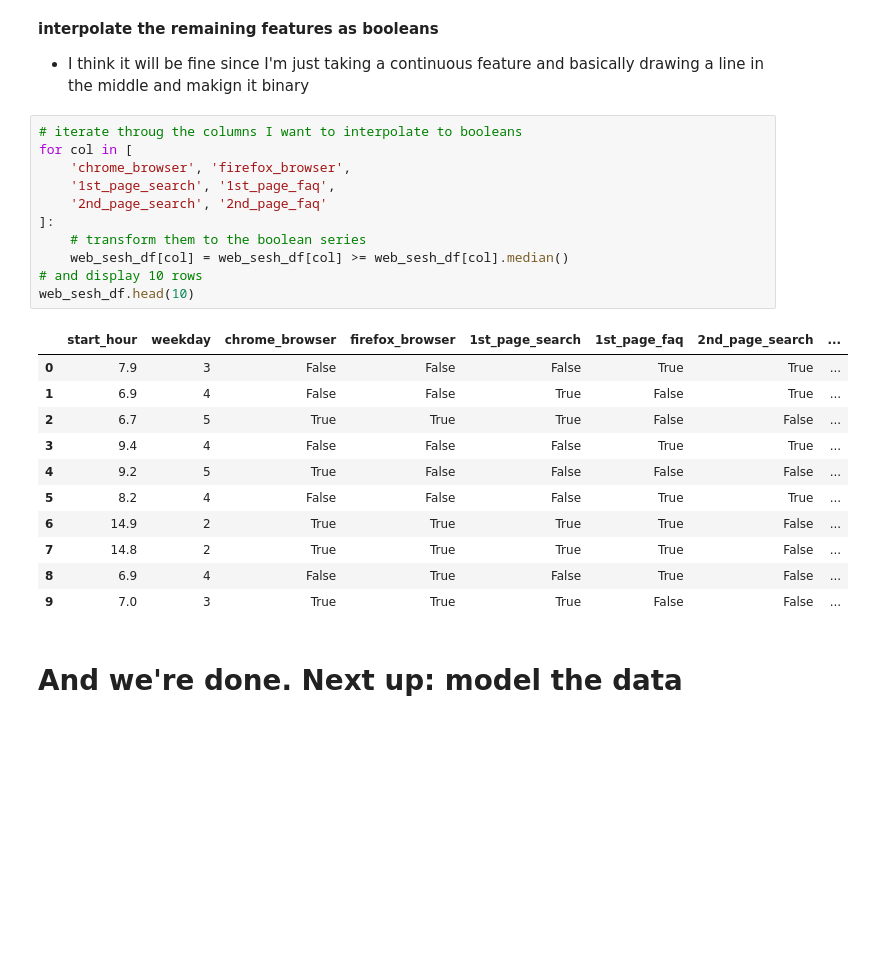
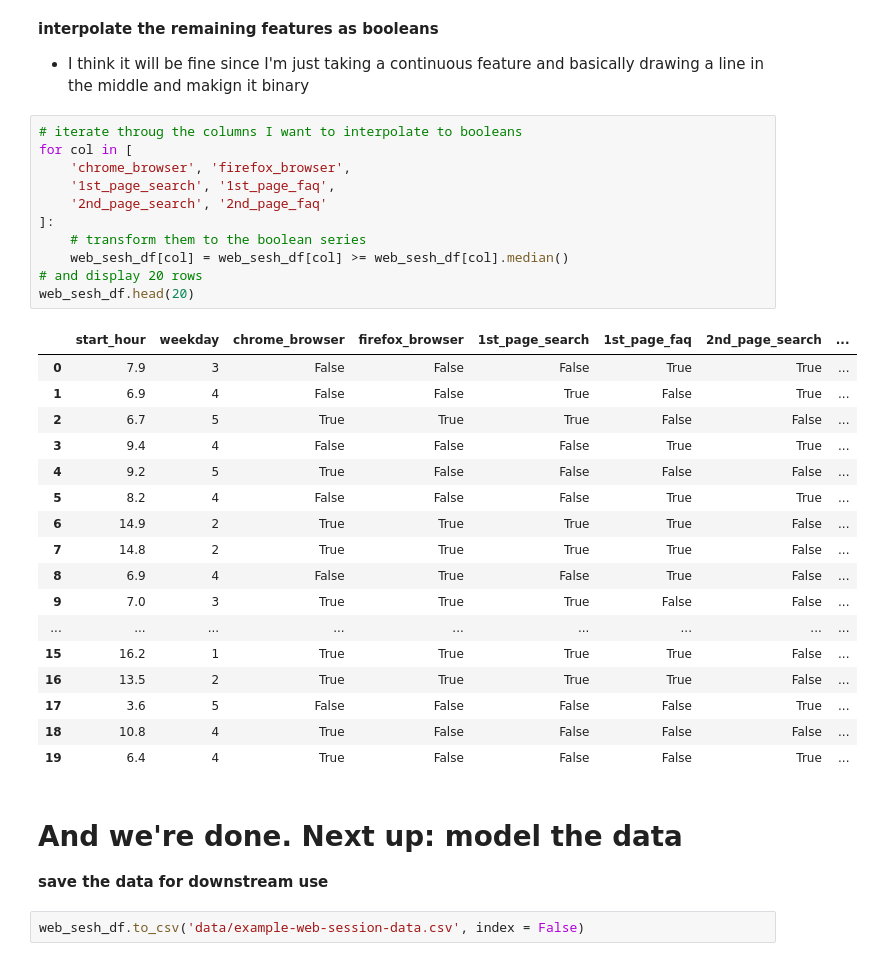
Before and after one commit to paulo-metrostar/intro-clf-trees, a Jupyter notebook: 1.1-generate-an-example-classification-data-set.ipynb, the cells around one changed output. Cells and saved outputs as stored; diff of their text form; blank space fills up the shorter version.

Commit message:
saved synthetic data

```diff
--- a/1.1-generate-an-example-classification-data-set.ipynb
+++ b/1.1-generate-an-example-classification-data-set.ipynb
@@ -221,25 +221,34 @@ web_sesh_df['weekday'] = web_sesh_df['weekday'].astype(int)
 # %%
 # iterate throug the columns I want to interpolate to booleans
 for col in [
     'chrome_browser', 'firefox_browser',
     '1st_page_search', '1st_page_faq',
     '2nd_page_search', '2nd_page_faq'
 ]:
     # transform them to the boolean series
     web_sesh_df[col] = web_sesh_df[col] >= web_sesh_df[col].median()
-# and display 10 rows
-web_sesh_df.head(10)
+# and display 20 rows
+web_sesh_df.head(20)
 # %% [output]
 |  | start_hour | weekday | chrome_browser | firefox_browser | 1st_page_search | 1st_page_faq | 2nd_page_search | ... |
 | 0 | 7.9 | 3 | False | False | False | True | True | ... |
 | 1 | 6.9 | 4 | False | False | True | False | True | ... |
 | 2 | 6.7 | 5 | True | True | True | False | False | ... |
 | 3 | 9.4 | 4 | False | False | False | True | True | ... |
 | 4 | 9.2 | 5 | True | False | False | False | False | ... |
 | 5 | 8.2 | 4 | False | False | False | True | True | ... |
 | 6 | 14.9 | 2 | True | True | True | True | False | ... |
 | 7 | 14.8 | 2 | True | True | True | True | False | ... |
 | 8 | 6.9 | 4 | False | True | False | True | False | ... |
 | 9 | 7.0 | 3 | True | True | True | False | False | ... |
+| ... | ... | ... | ... | ... | ... | ... | ... | ... |
+| 15 | 16.2 | 1 | True | True | True | True | False | ... |
+| 16 | 13.5 | 2 | True | True | True | True | False | ... |
+| 17 | 3.6 | 5 | False | False | False | False | True | ... |
+| 18 | 10.8 | 4 | True | False | False | False | False | ... |
+| 19 | 6.4 | 4 | True | False | False | False | True | ... |
 # %% [markdown]
 # And we're done. Next up: model the data
+**save the data for downstream use**
+# %%
+web_sesh_df.to_csv('data/example-web-session-data.csv', index = False)
```
Also changed, not shown: 1 other file.
